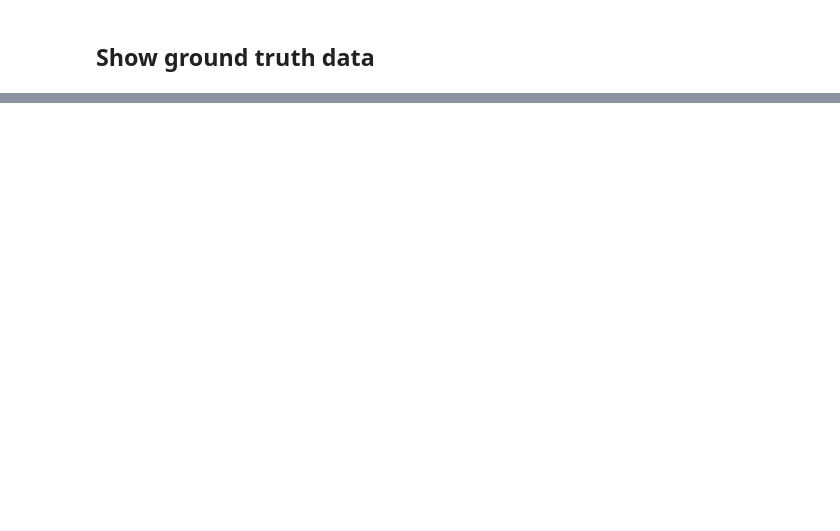
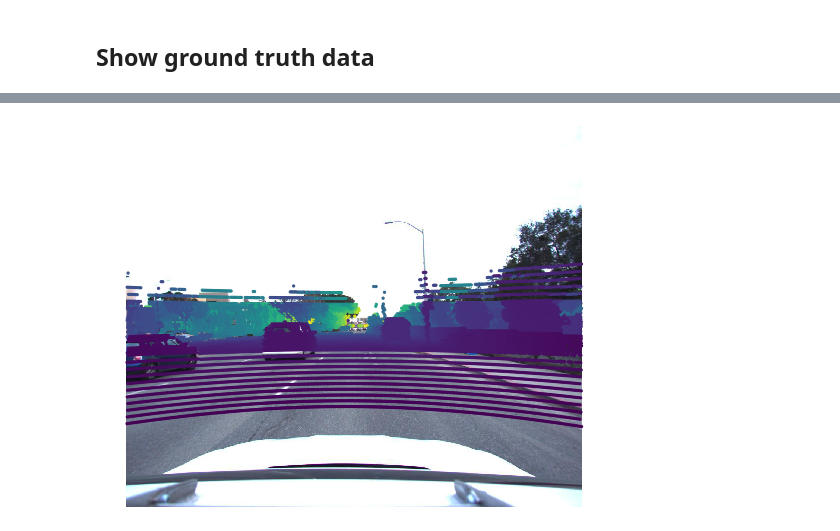
Before and after one commit to kanhua/lyft-3d-main, a Jupyter notebook: Check train-val data detection.ipynb, the cells around one changed output, grey strips where cells are left out. Cells and saved outputs as stored; diff of their text form; code cells hidden in the pictures; blank space fills up the shorter version.

```diff
--- a/Check train-val data detection.ipynb
+++ b/Check train-val data detection.ipynb
@@ -85,2 +77,6 @@ level5data.render_sample(sample_token=sample_token)
+# %%
+level5data.render_pointcloud_in_image(sample_token)
+# %% [output]
+[figure, added]
 # %%
 pred_obj.iloc[15,:]
```
Also changed, not shown: parts of 27 cells of this notebook, 1 other file.
